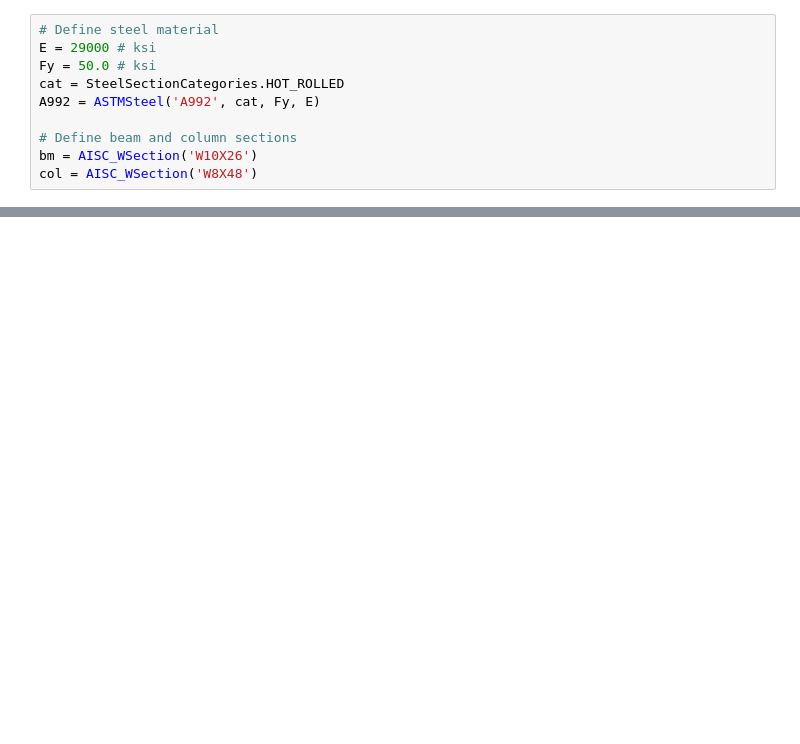
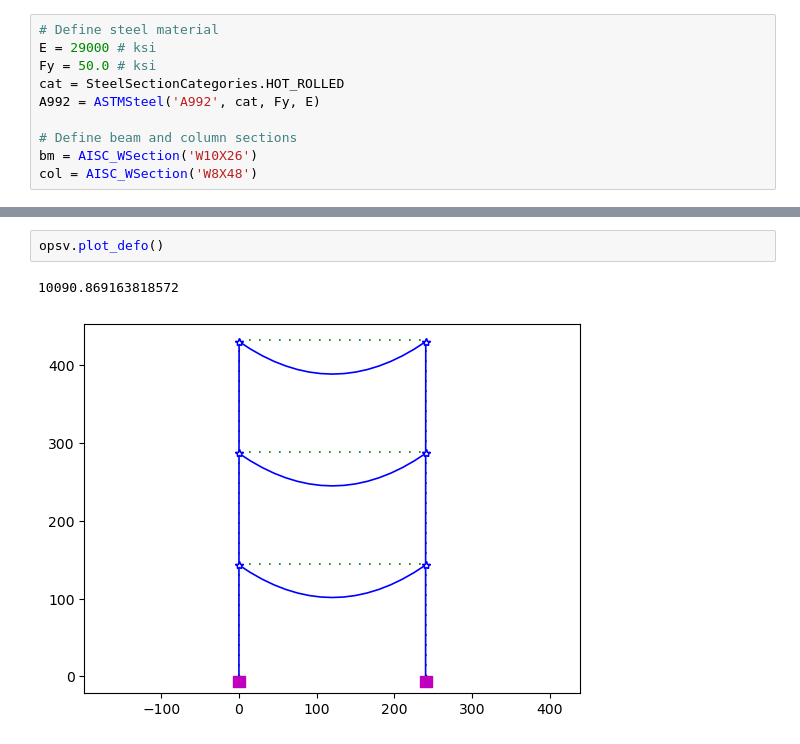
Before and after one commit to hkaragah/hkaragah.github.io, a Jupyter notebook: structure/opensees/two_story_mrf.ipynb, the cells around one changed output, grey strips where cells are left out. Cells and saved outputs as stored; diff of their text form; blank space fills up the shorter version.

```diff
--- a/structure/opensees/two_story_mrf.ipynb
+++ b/structure/opensees/two_story_mrf.ipynb
@@ -350,0 +463,5 @@ IMK with Bilinear Response - Code by AE_KI (Nov22)
+# %%
+opsv.plot_defo()
+# %% [output]
+10090.869163818572
+[figure, added]
```
Also changed, not shown: parts of 22 cells of this notebook, 5 other files.
